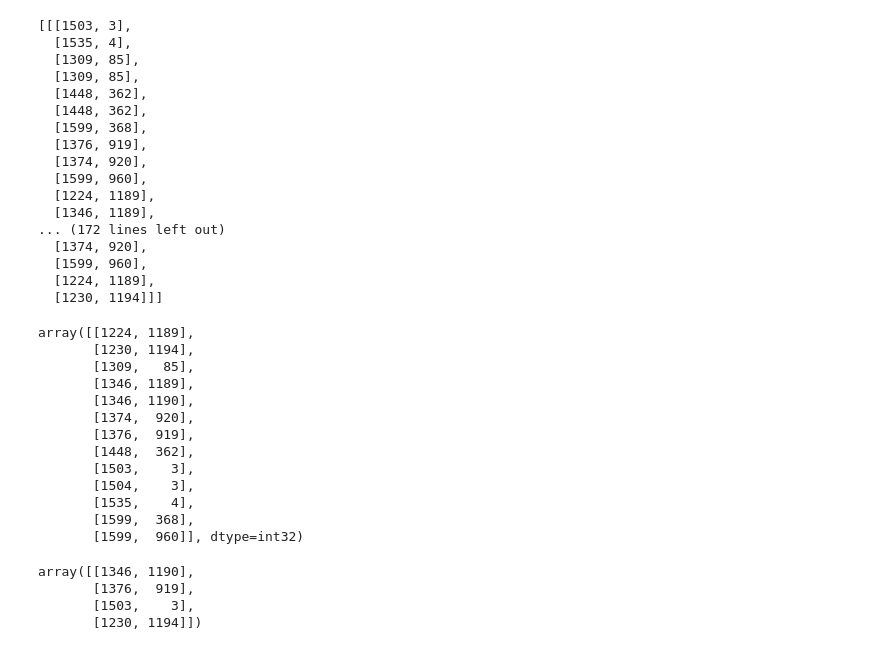
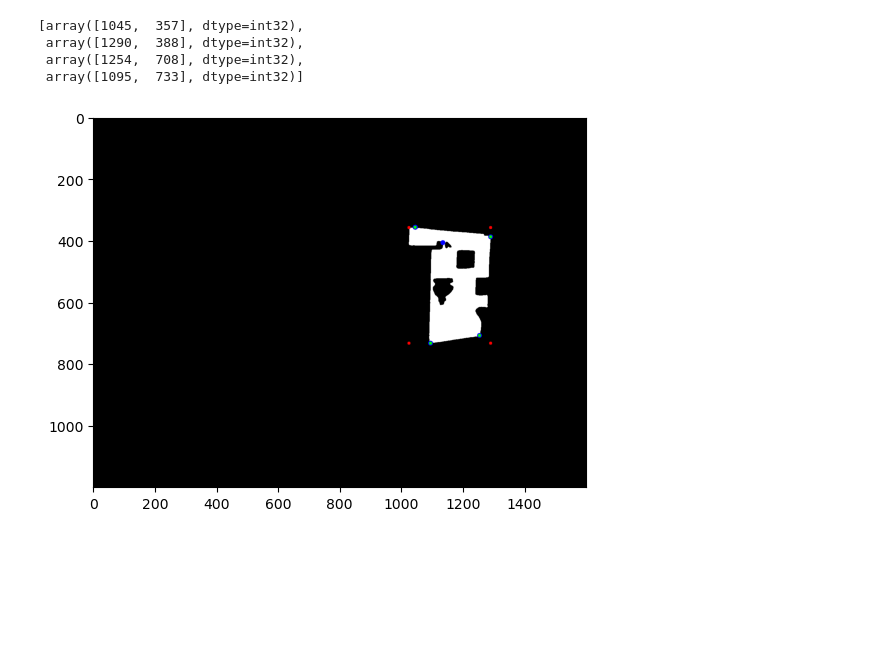
Before and after one commit to Karan-00-11/mfs, a Jupyter notebook: overlaying/exp2.ipynb, the cells around one changed output. Cells and saved outputs as stored; diff of their text form; code cells hidden in the pictures; blank space fills up the shorter version.

```diff
--- a/overlaying/exp2.ipynb
+++ b/overlaying/exp2.ipynb
@@ -174,37 +120,0 @@ new_pp = remove_dup_pts(peak_pts)
-# %%
-new_pp
-# %% [output]
-[[[1503, 3],
-  [1535, 4],
-  [1309, 85],
-  [1309, 85],
-  [1448, 362],
-  [1448, 362],
-  [1599, 368],
-  [1376, 919],
-  [1374, 920],
-  [1599, 960],
-  [1224, 1189],
-  [1346, 1189],
-... (172 lines left out)
-  [1374, 920],
-  [1599, 960],
-  [1224, 1189],
-  [1230, 1194]]]
-# %%
-new_pp = np.array(new_pp)
-np.unique(new_pp, axis = 0)
-# %% [output]
-array([[1224, 1189],
-       [1230, 1194],
-       [1309,   85],
-       [1346, 1189],
-       [1346, 1190],
-       [1374,  920],
-       [1376,  919],
-       [1448,  362],
-       [1503,    3],
-       [1504,    3],
-       [1535,    4],
-       [1599,  368],
-       [1599,  960]], dtype=int32)
@@ -217,7 +121,9 @@ x = np.array([[1503,    3],
-# %%
-order_points(x)
-# %% [output]
-array([[1346, 1190],
-       [1376,  919],
-       [1503,    3],
-       [1230, 1194]])
+# %%
+rect, new_rect = pick_peak_pts(mask, peak_pts)
+new_rect
+# %% [output]
+[array([1045,  357], dtype=int32),
+ array([1290,  388], dtype=int32),
+ array([1254,  708], dtype=int32),
+ array([1095,  733], dtype=int32)]
+[figure, added]
```
Also changed, not shown: parts of 11 cells of this notebook.
